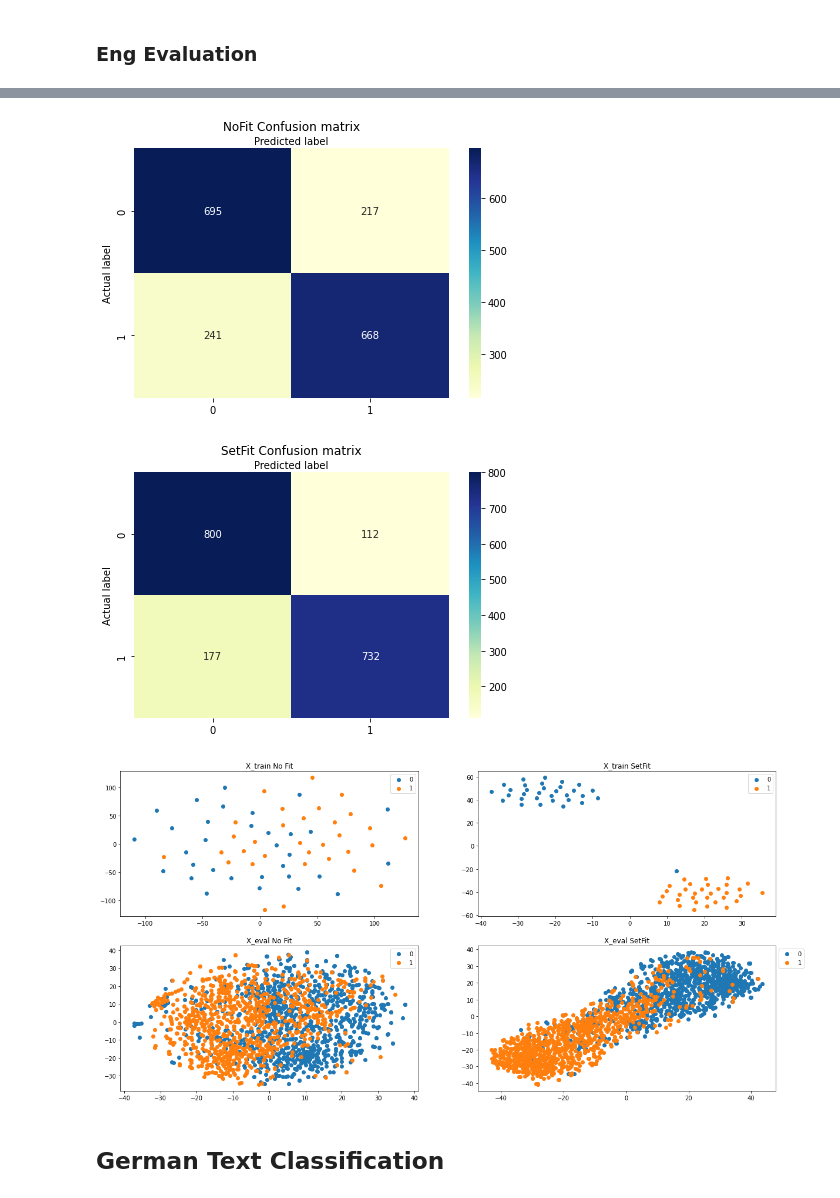
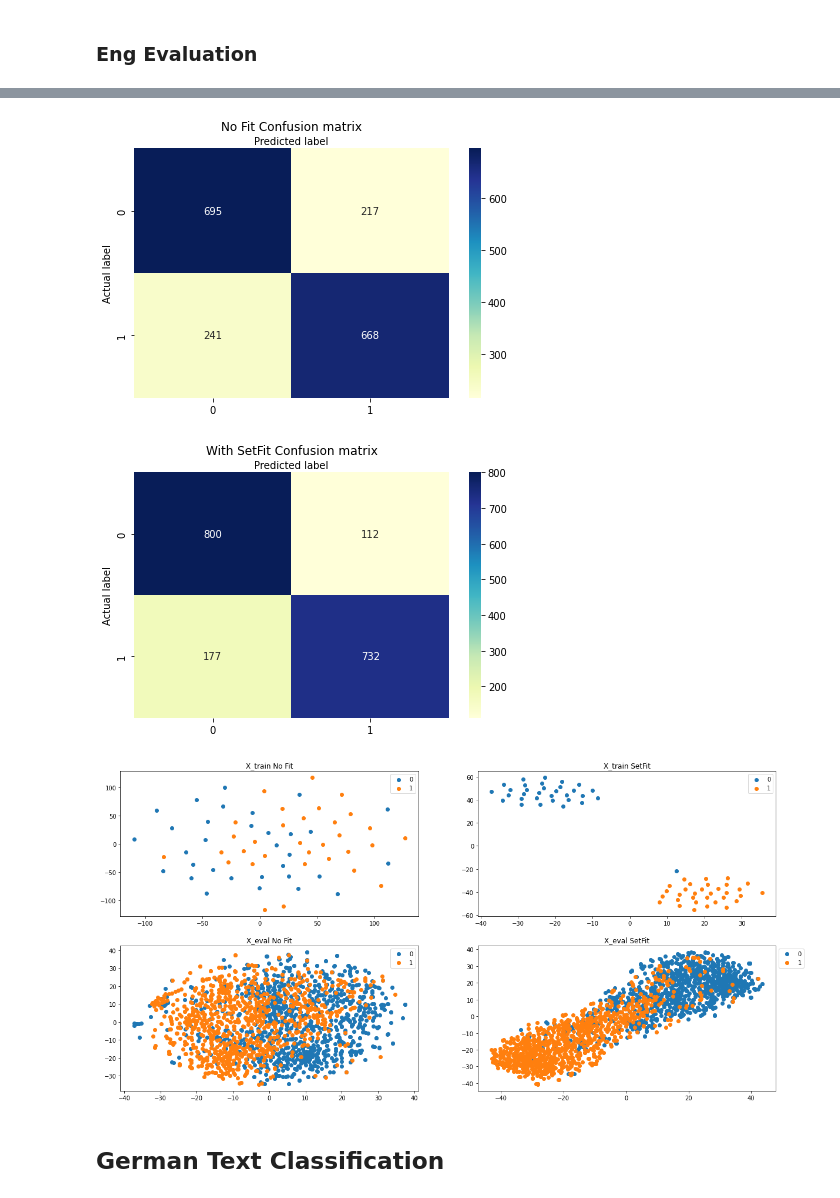
Before and after one commit to AirNicco8/multi-lang-transfer-learning, a Jupyter notebook: SetFit_Classification.ipynb, the cells around one changed output, grey strips where cells are left out. Drawn from its saved outputs; the diff is of its cells as text; code cells hidden in the pictures.

```diff
--- a/SetFit_Classification.ipynb
+++ b/SetFit_Classification.ipynb
@@ -2,0 +142,30 @@
+# %%
+def eval(x_train, x_eval, y_train, y_eval, lan, multi=False):
+  if lan == 'en':
+    target_names = ['bad review', 'good review']
+  elif lan == 'it':
+    target_names = ['other', 'political']
+  elif lan == 'ger':
+    target_names = ['Etat', 'Inland', 'International', 'Kultur', 'Panorama', 'Sport',
+       'Web', 'Wirtschaft', 'Wissenschaft']
+
+  print("-------------- No Fit --------------")
+  X_train_noFT = orig_model.encode(x_train)
+  X_eval_noFT = orig_model.encode(x_eval)
+
+  print_metrics(X_train_noFT, X_eval_noFT, y_train, y_eval, classifier, multi, target_names, 'No Fit')
+
+  print("-----------------------------------------")
+  print('')
+  print("-------------- With SetFit --------------")
+  X_train = model.encode(x_train)
+  X_eval = model.encode(x_eval)
+
+  print_metrics(X_train, X_eval, y_train, y_eval, classifier, multi, target_names, 'With SetFit')
+
+  print("-----------------------------------------")
+  print('')
+
+  #Plot 2-D 2x2 figures
+  if plot2d_checkbox:
+    plot(X_train_noFT, X_train, X_eval_noFT, X_eval, y_train, y_eval)
@@ -350,7 +380,7 @@ model.fit(train_objectives=[(train_dataloader, train_loss)], epochs=1, warmup_st
 # %% [markdown]
 ### Eng Evaluation
 # %%
-eval(x_train, x_eval, y_train, y_eval)
+eval(x_train, x_eval, y_train, y_eval, 'en')
 # %% [output]
 -------------- No Fit --------------
 Acc. No Fit 0.7484898407468424
@@ -364,13 +394,13 @@ Report
 
     accuracy                           0.75      1821
    macro avg       0.75      0.75      0.75      1821
 ... (15 lines left out)
    macro avg       0.84      0.84      0.84      1821
 weighted avg       0.84      0.84      0.84      1821
 
 -----------------------------------------
 [figure]
-[figure, old version]
+[figure, new version]
 [figure]
 # %% [markdown]
 ## German Text Classification
```
Also changed, not shown: parts of 32 cells of this notebook.
